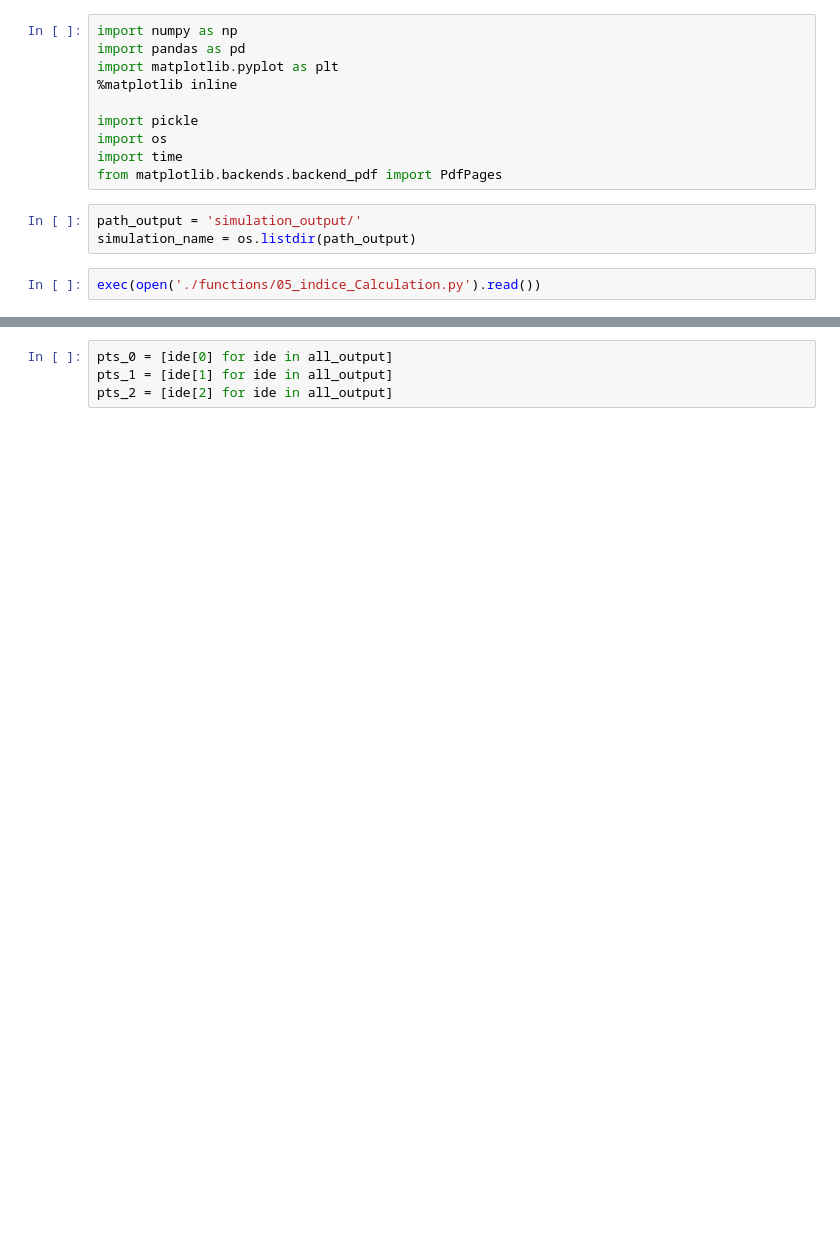
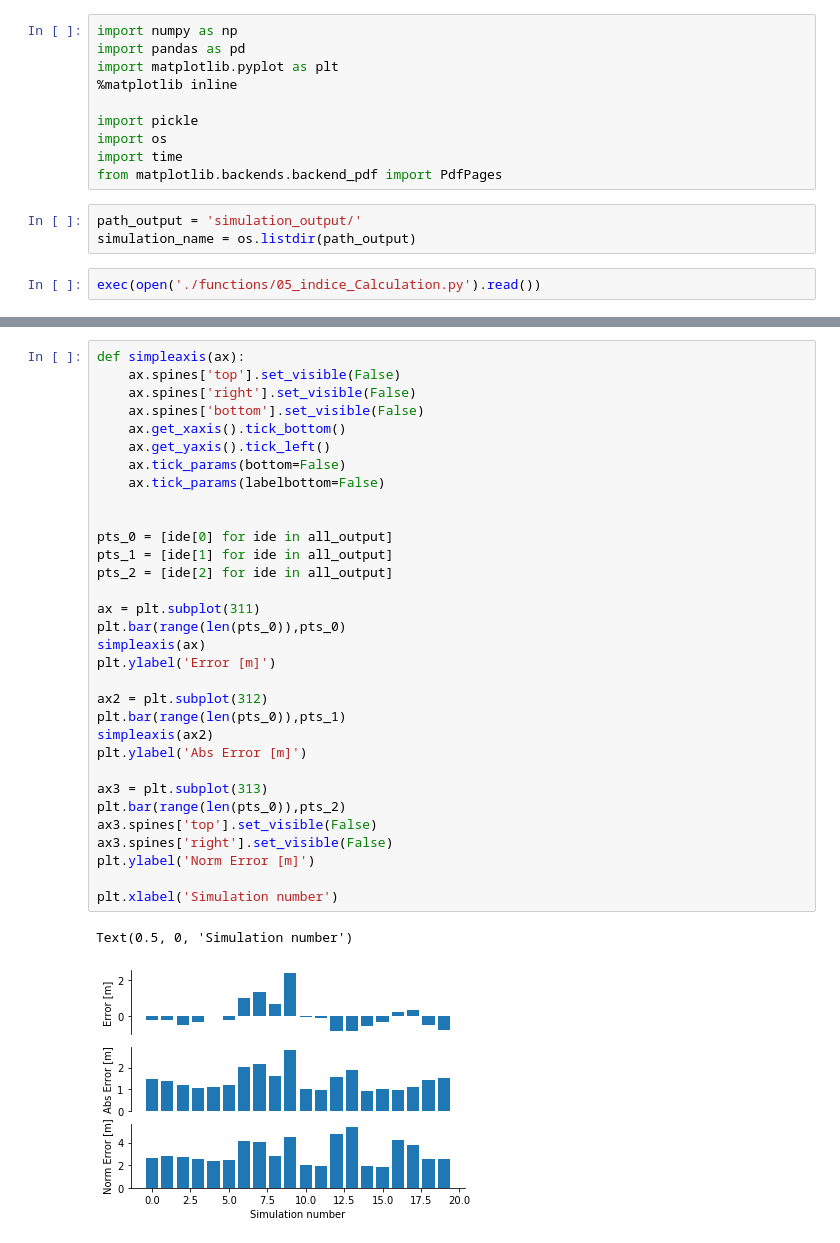
Before and after one commit to valDallalba/Tsanfleuron_geostatistical_baserock_estimation_paper, a Jupyter notebook: 05_postSimulation.ipynb, the cells around one changed output, grey strips where cells are left out. Saved outputs shown, nothing was run; the diff lists cells and outputs as text; blank space fills up the shorter version.

```diff
--- a/05_postSimulation.ipynb
+++ b/05_postSimulation.ipynb
@@ -69,7 +62,38 @@ real_alt.shape
-# %%
-pts_0 = [ide[0] for ide in all_output]
-pts_1 = [ide[1] for ide in all_output]
-pts_2 = [ide[2] for ide in all_output]
+# %%
+def simpleaxis(ax):
+    ax.spines['top'].set_visible(False)
+    ax.spines['right'].set_visible(False)
+    ax.spines['bottom'].set_visible(False)
+    ax.get_xaxis().tick_bottom()
+    ax.get_yaxis().tick_left()
+    ax.tick_params(bottom=False)
+    ax.tick_params(labelbottom=False)
+
+
+pts_0 = [ide[0] for ide in all_output]
+pts_1 = [ide[1] for ide in all_output]
+pts_2 = [ide[2] for ide in all_output]
+
+ax = plt.subplot(311)
+plt.bar(range(len(pts_0)),pts_0)
+simpleaxis(ax)
+plt.ylabel('Error [m]')
+
+ax2 = plt.subplot(312)
+plt.bar(range(len(pts_0)),pts_1)
+simpleaxis(ax2)
+plt.ylabel('Abs Error [m]')
+
+ax3 = plt.subplot(313)
+plt.bar(range(len(pts_0)),pts_2)
+ax3.spines['top'].set_visible(False)
+ax3.spines['right'].set_visible(False)
+plt.ylabel('Norm Error [m]')
+
+plt.xlabel('Simulation number')
+# %% [output]
+Text(0.5, 0, 'Simulation number')
+[figure, added]
 # %%
 plt.plot(pts_0,color='tan')
 plt.plot(pts_1)
```
Also changed, not shown: parts of 5 cells of this notebook.
